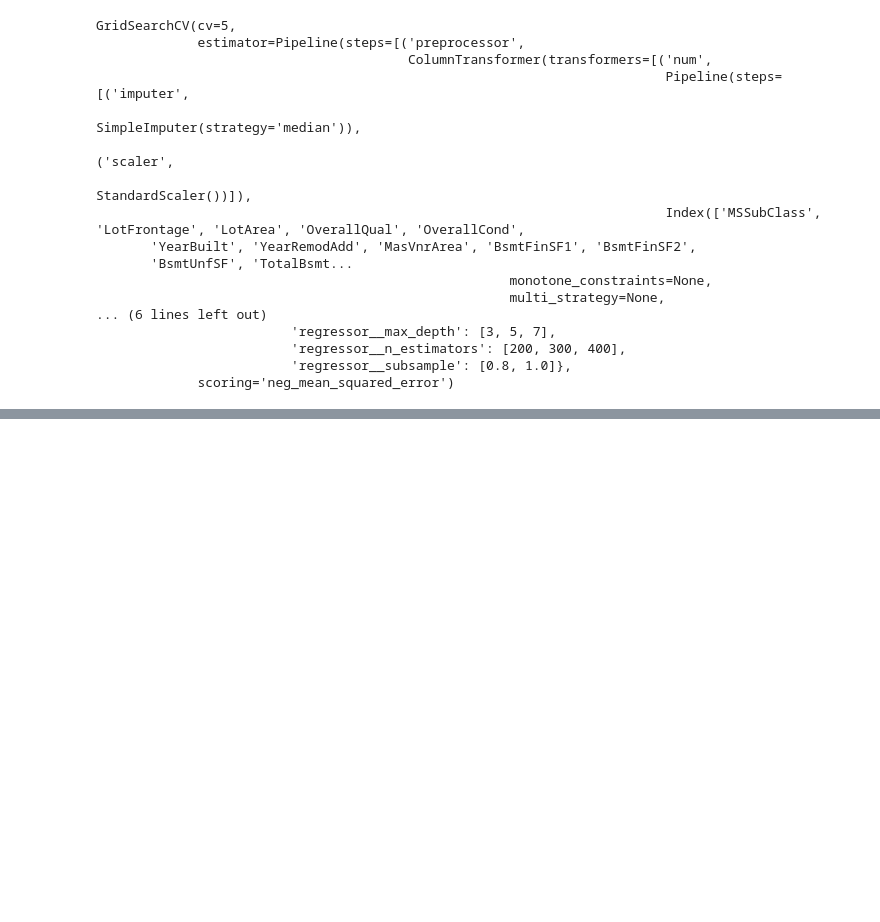
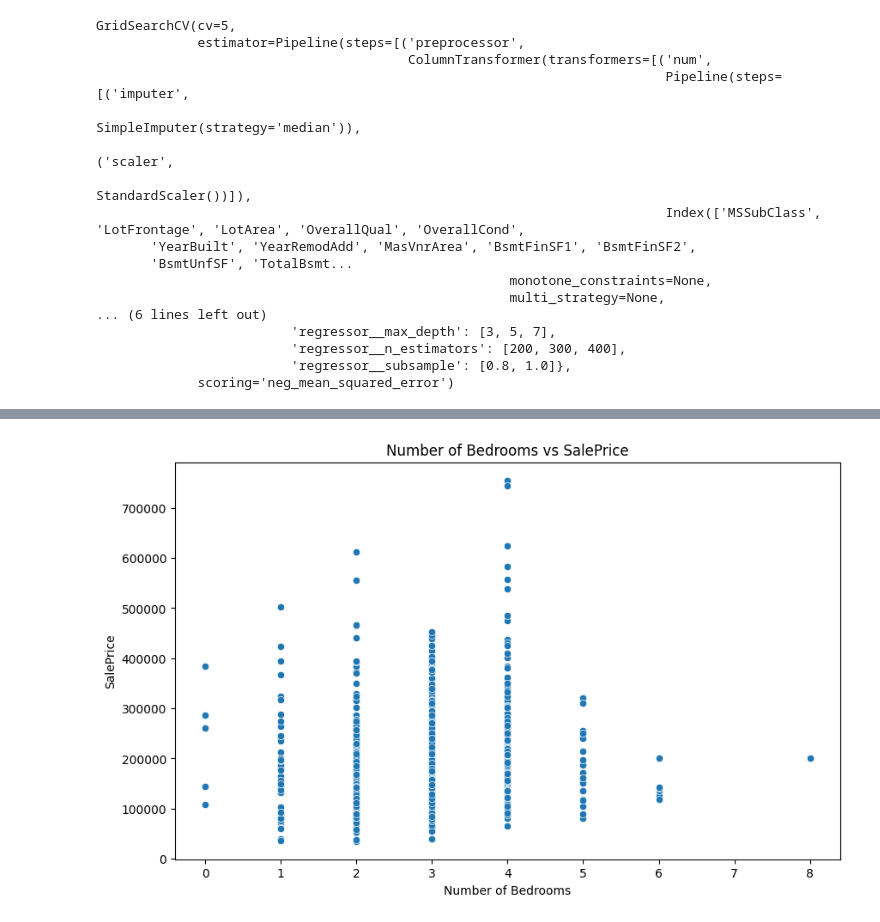
Before and after one commit to SiddhantDas18/Kraggle-House_price_prediction, a Jupyter notebook: new krag.ipynb, the cells around one changed output, grey strips where cells are left out. Saved outputs shown, nothing was run; the diff lists cells and outputs as text; code cells hidden in the pictures; blank space fills up the shorter version.

Commit message:
Added the price chart based on the number of bedroom

```diff
--- a/new krag.ipynb
+++ b/new krag.ipynb
@@ -176,3 +176,12 @@ plt.ylabel('SalePrice')
 plt.show()
 # %% [output]
 [figure]
+# %%
+plt.figure(figsize=(10, 6))
+sns.scatterplot(x='BedroomAbvGr', y='SalePrice', data=train_data)
+plt.title('Number of Bedrooms vs SalePrice')
+plt.xlabel('Number of Bedrooms')
+plt.ylabel('SalePrice')
+plt.show()
+# %% [output]
+[figure, added]
```
Also changed, not shown: parts of 4 cells of this notebook, 1 other file.
